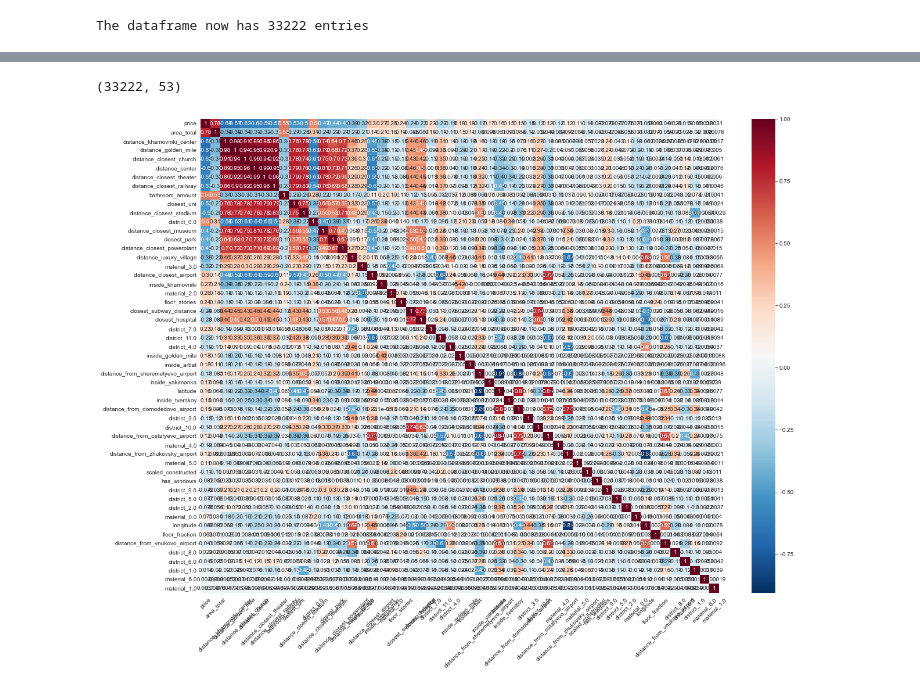
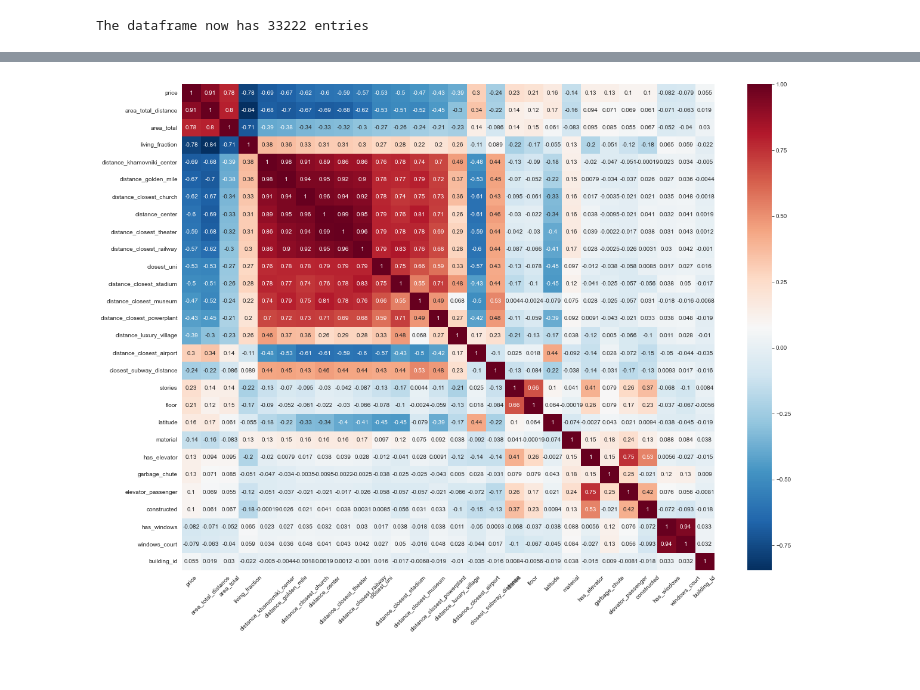
Before and after one commit to Olaussen/TDT4173_group69, a Jupyter notebook: src/testing_shitt.ipynb, the cells around one changed output, grey strips where cells are left out. Saved outputs shown, nothing was run; the diff lists cells and outputs as text; code cells hidden in the pictures.

```diff
--- a/src/testing_shitt.ipynb
+++ b/src/testing_shitt.ipynb
@@ -138,12 +138,13 @@ featured = preprocessor.floor_fraction(featured.copy())
 #categorical = preprocessor.split_categorical_features(featured.copy(), ["seller", "district","material", "has_elevator"])
 #categorical = preprocessor.split_categorical_features(featured.copy(), ["district", "material"])
 # %%
-featured["area_score"] = np.log10(featured.copy()["area_score"])
+featured = preprocessor.logify(featured.copy(),"area_score")
 featured = preprocessor.logify(featured.copy(),"area_total_distance")
 featured = preprocessor.logify(featured.copy(),"scaled_constructed")
 featured = preprocessor.logify(featured.copy(),"distance_center")
 featured = preprocessor.logify(featured.copy(),"closest_park")
 featured = preprocessor.logify(featured.copy(),"closest_uni")
+featured = preprocessor.logify(featured.copy(),"closest_hospital")
 featured = preprocessor.logify(featured.copy(),"distance_luxurary_village")
 featured = preprocessor.logify(featured.copy(),"distance_khamovniki_center")
 featured = preprocessor.logify(featured.copy(),"distance_closest_powerplant")
@@ -160,14 +161,14 @@ featured = preprocessor.logify(featured.copy(),"distance_from_domodedovo_airport
 featured = preprocessor.logify(featured.copy(),"distance_from_zhukovsky_airport")
 featured = preprocessor.logify(featured.copy(),"distance_from_ostafyevo_airport")
 # %%
-categorical = preprocessor.split_categorical_features(featured.copy(), ["district", "material"])
+#categorical = preprocessor.split_categorical_features(featured.copy(), ["district", "material"])
 #lmao= preprocessor.remove_labels(categorical.copy(), ["material_1.0","material_6.0","district_1.0","district_6.0","district_8.0","has_elevator_1","seller_3.0","material_0.0","district_2.0","district_5.0","district_9.0"])
-last = preprocessor.remove_labels(categorical.copy(), ["closest_airport","kitchen_fraction","bathroom_fraction","living_fraction","building_id","area_score","square_diff","rooms","avg_room_size","district", "district_distance","material","seller","floor","material","has_elevator","garbage_chute","heating","parking","phones","apartment_score","area_total_distance","area_kitchen","area_living","id","constructed","bathrooms_private","bathrooms_shared","new","windows_street","stories","windows_court","elevator_passenger","elevator_service"])
+
+last = preprocessor.remove_labels(featured.copy(), ["inside_golden_mile","closest_museum","closest_stadium","area_score","area_kitchen","area_living","square_diff","kitchen_fraction","closest_park","rooms","elevator_service","bathroom_fraction","bathroom_amount","bathrooms_shared","district_distance","inside_khamovniki","district","floor_stories","closest_hospital","apartment_score","seller","inside_arbat","distance_from_sheremetyevo_airport","inside_yakimanka","inside_tverskoy","distance_from_domodedovo_airport","bathrooms_private","new","distance_from_ostafyevo_airport","distance_from_zhukovsky_airport","avg_room_size","scaled_constructed","phones","heating","distance_from_vnukovo_airport","parking","floor_fraction","longitude","id","windows_street"])
+
 visualizer.price_correlation(last)
-last.shape
 # %% [output]
-(33222, 53)
-[figure, old version]
+[figure, new version]
 # %%
 # Seperating training and test data
 train_data = last[:23285].copy()
```
Also changed, not shown: parts of 4 cells of this notebook, 3 other files.
